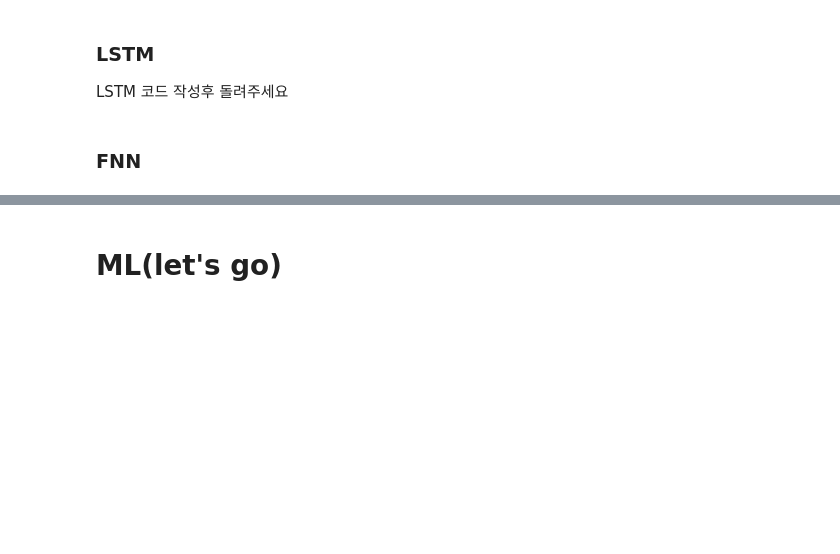
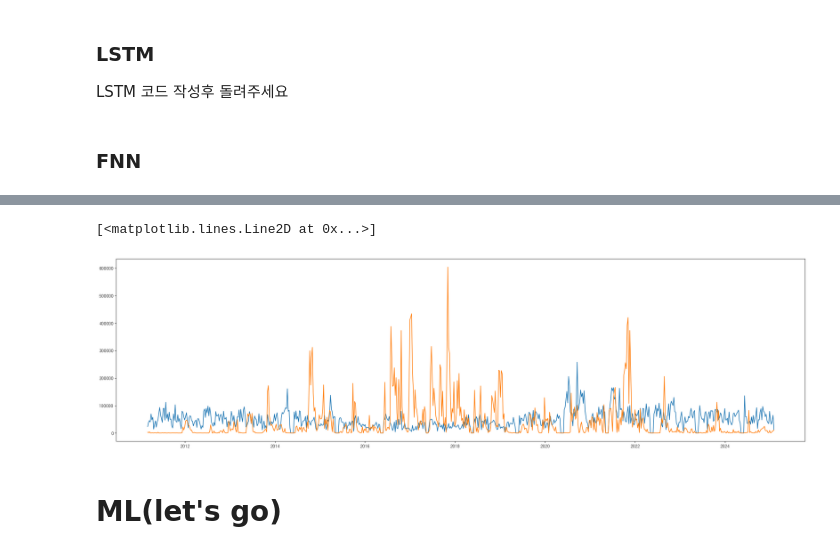
Before and after one commit to GUKHOJeong/Ocean_Project, a Jupyter notebook: model.ipynb, the cells around one changed output, grey strips where cells are left out. Drawn from its saved outputs; the diff is of its cells as text; code cells hidden in the pictures; blank space fills up the shorter version.

```diff
--- a/model.ipynb
+++ b/model.ipynb
@@ -750,2 +761,15 @@ Epoch 13: early stopping
+# %%
+target
+
+plt.figure(figsize=(30,8))
+plt.plot(num['Date'],num[target[0]])
+plt.plot(num['Date'],num[target[1]])
+# plt.plot(rate['Date'],rate[target[2]])
+# plt.plot(rate['Date'],rate[target[3]])
+# plt.plot(rate['Date'],rate[target[4]])
+# plt.plot(rate['Date'],rate[target[5]])
+# %% [output]
+[<matplotlib.lines.Line2D at 0x...>]
+[figure, added]
 # %% [markdown]
 # ML(let's go)
```
Also changed, not shown: parts of 7 cells of this notebook.
